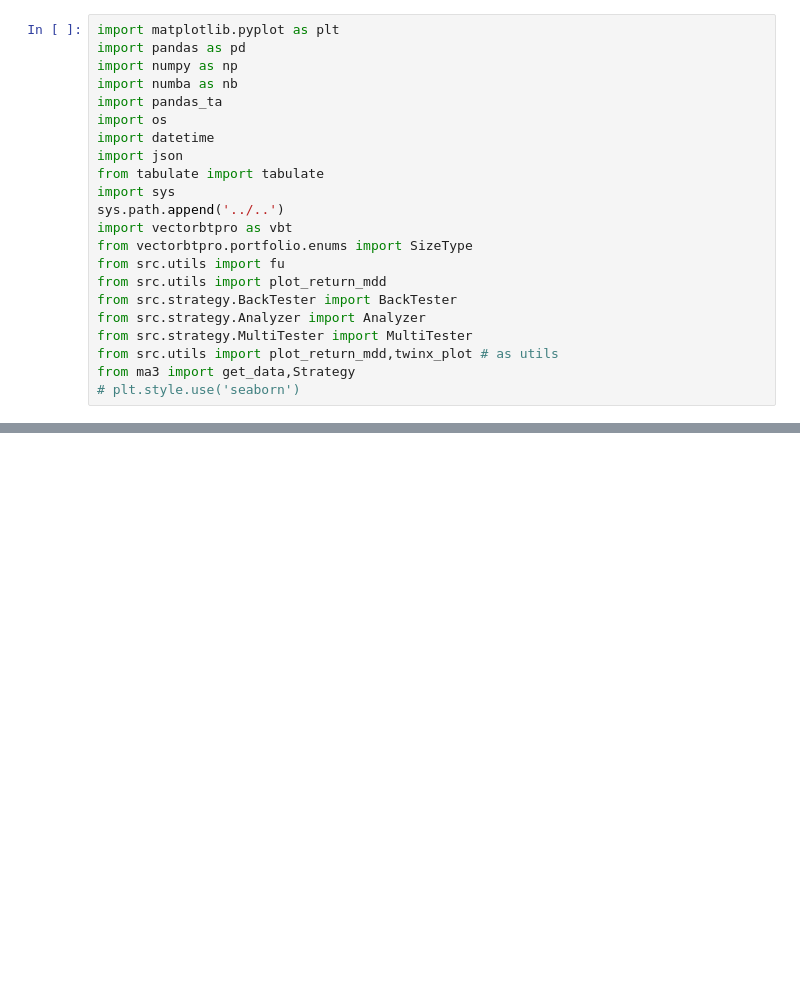
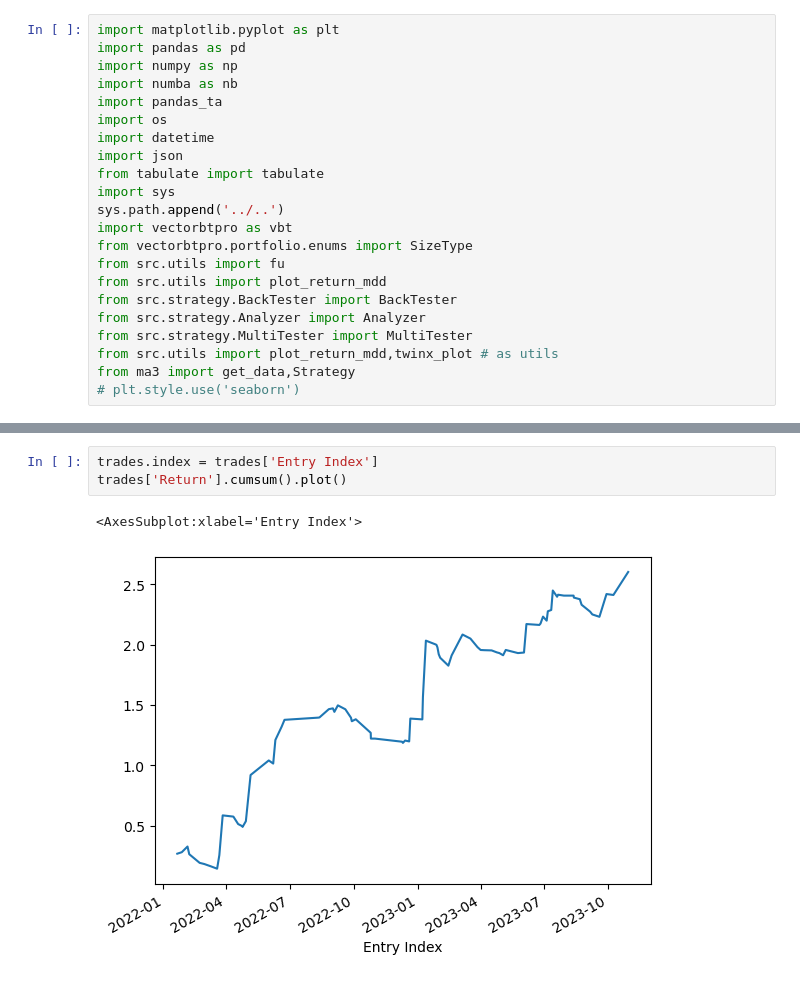
Before and after one commit to JohnsonHsiao/DC_capital_intern, a Jupyter notebook: strategy_research/CTA_TEST/Crypto/3ma/bt_lab.ipynb, the cells around one changed output, grey strips where cells are left out. Drawn from its saved outputs; the diff is of its cells as text; blank space fills up the shorter version.

```diff
--- a/strategy_research/CTA_TEST/Crypto/3ma/bt_lab.ipynb
+++ b/strategy_research/CTA_TEST/Crypto/3ma/bt_lab.ipynb
@@ -48,3 +75,9 @@ NameError: name 'df_dict' is not defined
+# %%
+trades.index = trades['Entry Index']
+trades['Return'].cumsum().plot()
+# %% [output]
+<AxesSubplot:xlabel='Entry Index'>
+[figure, added]
 # %%
 import warnings
 warnings.filterwarnings("ignore")
```
Also changed, not shown: parts of 5 cells of this notebook, 15 other files.
